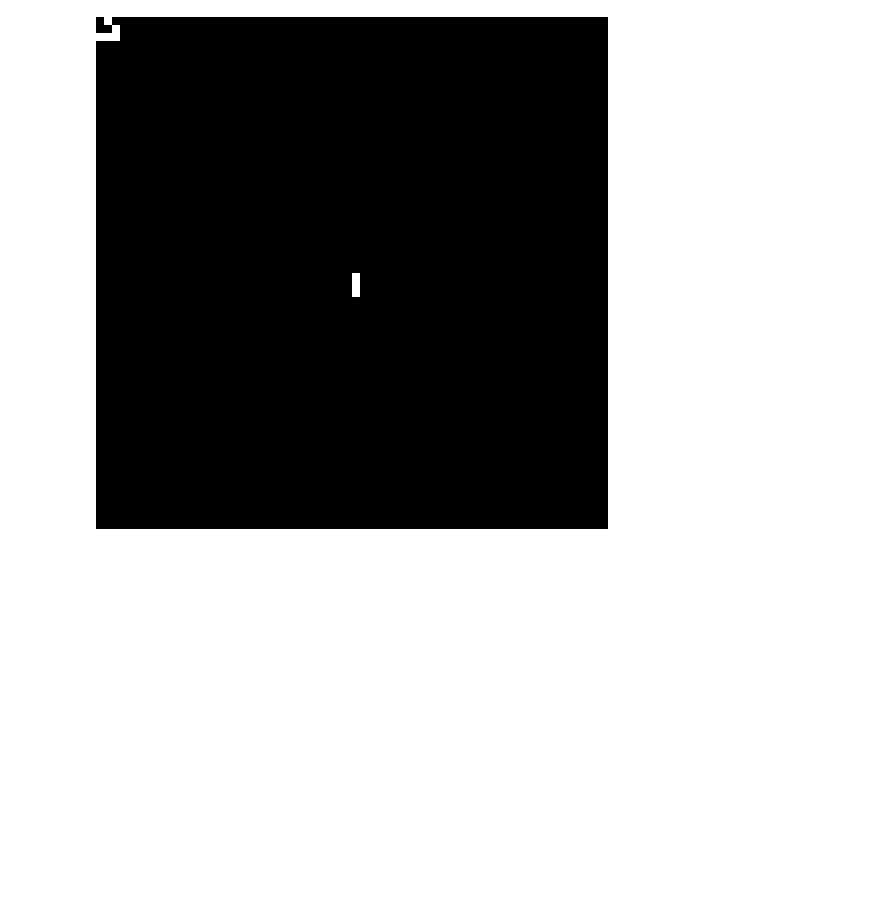
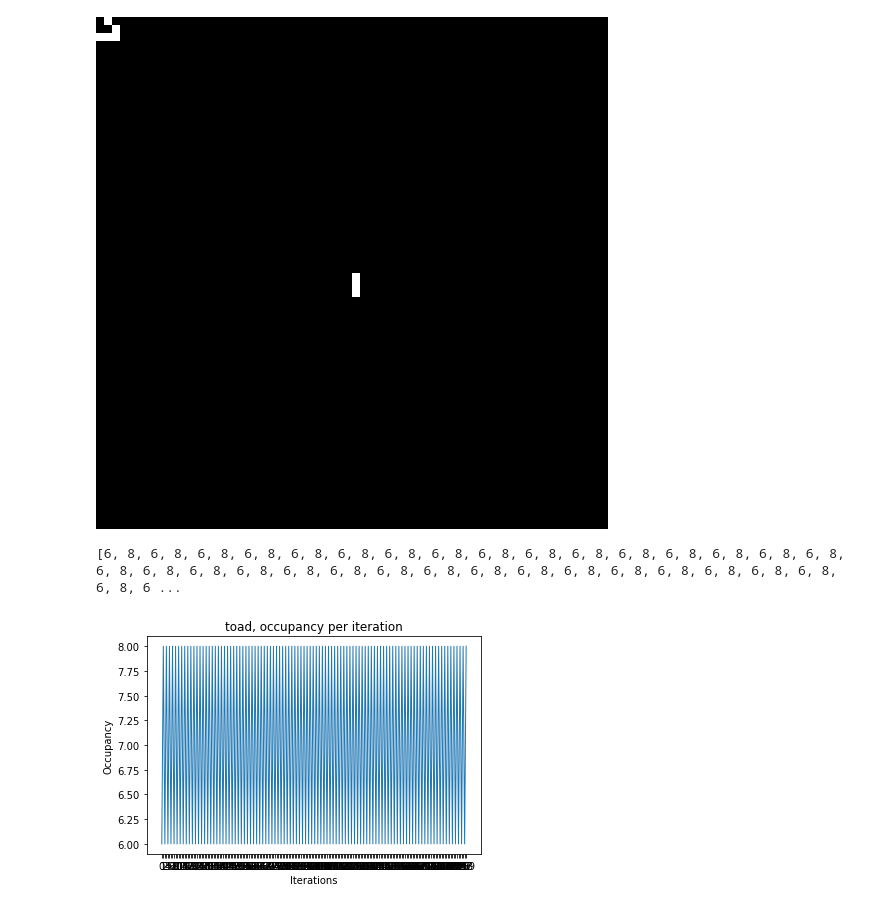
Before and after one commit to fabiovac/game_of_life, a Jupyter notebook: Project.ipynb, the cells around one changed output. Saved outputs shown, nothing was run; the diff lists cells and outputs as text; code cells hidden in the pictures; blank space fills up the shorter version.

Commit message:
Occupancy

```diff
--- a/Project.ipynb
+++ b/Project.ipynb
@@ -113,6 +113,8 @@ class Game:
 
     def run(self, iterations):
         """ Run the game for the given number of iterations. """
+
+        count_cells_alive = []
 
         for _ in range(iterations):
 
@@ -144,6 +146,11 @@ class Game:
             if prev_state == curr_state:
                 break
 
+            #keep track of the number of active cells at each iteration
+            count_cells_alive.append(len(curr_state.alive_cells()))
+
+        return count_cells_alive
+
     # https://pillow.readthedocs.io/en/latest/handbook/image-file-formats.html#saving-sequences
     def export_gif(self, filename, size=(512,512), frametime=200):
         """ Export the game history as an animated gif of the given resolution. """
@@ -248,3 +255,30 @@ game.export_gif(filename, frametime=200)
 IPyImage(filename)
 # %% [output]
 [figure]
+# %%
+def occupancy(pattern_name,iters):
+    lib = PatternLibrary('patterns.csv')
+    pattern = lib.get_pattern(pattern_name)
+
+    #run the game to obtain the list with the number of active cells at each iteration
+    g = Game(initial_state=None, grid_size=(64, 64))
+    g.load_pattern(pattern, (0, 0))
+    count=g.run(iters)
+    print(count)
+
+    iterations=[i for i in range(iters)]
+    fig,ax = plt.subplots()
+    plt.plot(iterations,count,linestyle="-",linewidth=1)
+    plt.xlabel('Iterations')
+    plt.ylabel('Occupancy')
+    ax.set_xticks(iterations)
+    plt.title(pattern_name+", occupancy per iteration")
+    plt.savefig("occupancy.png")
+    plt.show()
+
+    return count
+# %%
+occ = occupancy('toad',200)
+# %% [output]
+[6, 8, 6, 8, 6, 8, 6, 8, 6, 8, 6, 8, 6, 8, 6, 8, 6, 8, 6, 8, 6, 8, 6, 8, 6, 8, 6, 8, 6, 8, 6, 8, 6, 8, 6, 8, 6, 8, 6, 8, 6, 8, 6, 8, 6, 8, 6, 8, 6, 8, 6, 8, 6, 8, 6, 8, 6, 8, 6, 8, 6, 8, 6, 8, 6, 8, 6 ...
+[figure, added]
```
Also changed, not shown: parts of 2 cells of this notebook, 3 other files.
